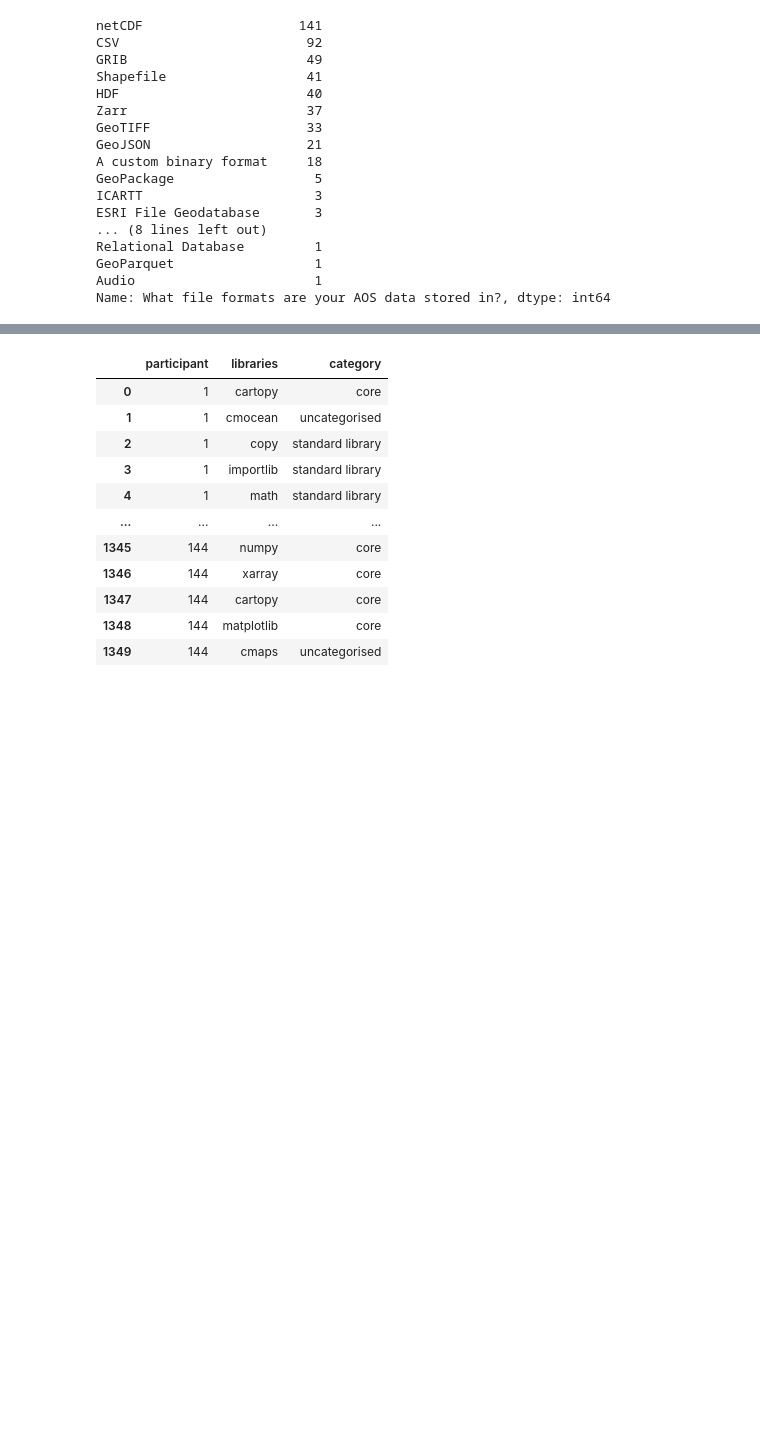
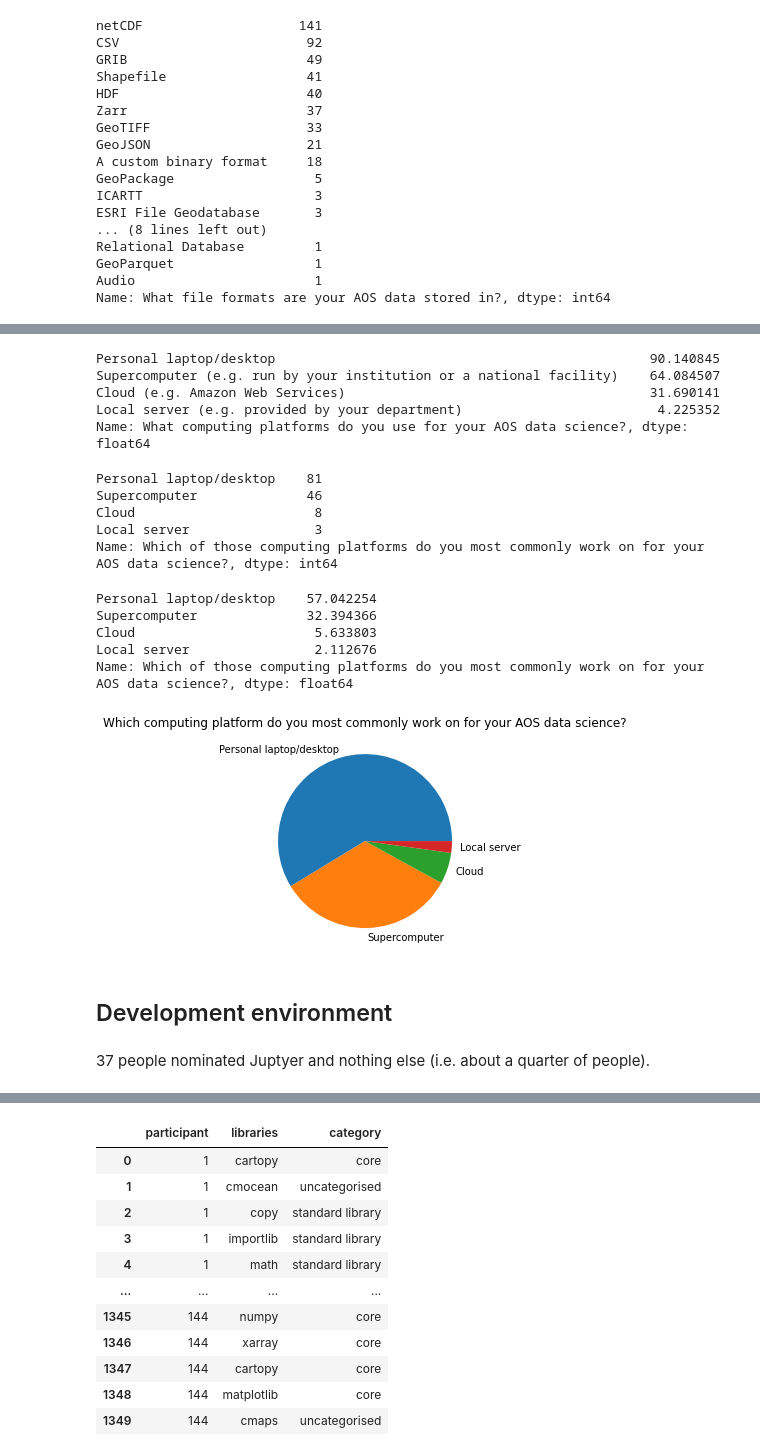
Before and after one commit to PyAOS/pyaos.github.io, a Jupyter notebook: census/census.ipynb, the cells around one changed output, grey strips where cells are left out. Saved outputs shown, nothing was run; the diff lists cells and outputs as text; code cells hidden in the pictures; blank space fills up the shorter version.

```diff
--- a/census/census.ipynb
+++ b/census/census.ipynb
@@ -283,0 +373,41 @@ Name: What file formats are your AOS data stored in?, dtype: int64
+# %%
+(platform_df['What computing platforms do you use for your AOS data science?'].value_counts() / nrespondents) * 100
+# %% [output]
+Personal laptop/desktop                                                90.140845
+Supercomputer (e.g. run by your institution or a national facility)    64.084507
+Cloud (e.g. Amazon Web Services)                                       31.690141
+Local server (e.g. provided by your department)                         4.225352
+Name: What computing platforms do you use for your AOS data science?, dtype: float64
+# %%
+def clean_platform(platform):
+    return platform.split(' (')[0]
+# %%
+platforms = main_df['Which of those computing platforms do you most commonly work on for your AOS data science?'].dropna().apply(clean_platform)
+# %%
+platform_counts = platforms.value_counts()
+platform_counts
+# %% [output]
+Personal laptop/desktop    81
+Supercomputer              46
+Cloud                       8
+Local server                3
+Name: Which of those computing platforms do you most commonly work on for your AOS data science?, dtype: int64
+# %%
+(platform_counts / nrespondents) * 100
+# %% [output]
+Personal laptop/desktop    57.042254
+Supercomputer              32.394366
+Cloud                       5.633803
+Local server                2.112676
+Name: Which of those computing platforms do you most commonly work on for your AOS data science?, dtype: float64
+# %%
+ax = platform_counts.plot.pie()
+ax.set_title('Which computing platform do you most commonly work on for your AOS data science?')
+ax.set_ylabel('')
+plt.show()
+# %% [output]
+[figure, added]
+# %% [markdown]
+## Development environment
+# %% [markdown]
+37 people nominated Juptyer and nothing else (i.e. about a quarter of people).
```
Also changed, not shown: parts of 23 cells of this notebook, 1 other file.
